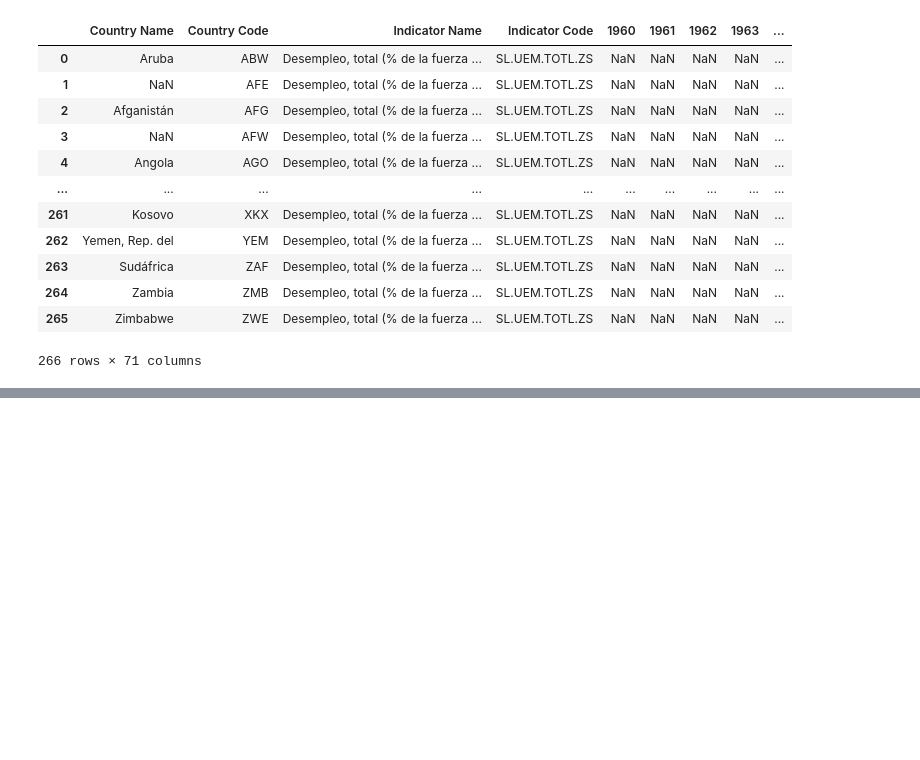
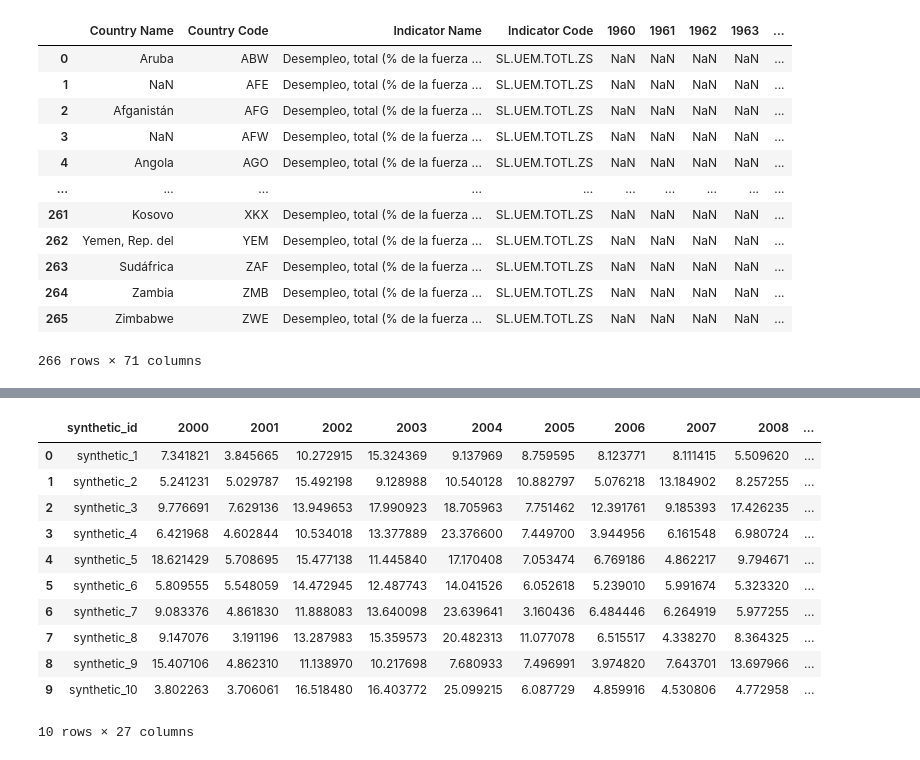
Before and after one commit to anpalopg/IA_Taller_Num2, a Jupyter notebook: main.ipynb, the cells around one changed output, grey strips where cells are left out. Cells and saved outputs as stored; diff of their text form; code cells hidden in the pictures; blank space fills up the shorter version.

```diff
--- a/main.ipynb
+++ b/main.ipynb
@@ -365,0 +374,11 @@ https://www.tensorflow.org/tutorials/generative/dcgan?utm_source=copilot.com&hl=
+# %%
+year_cols = [c for c in sampled_data.columns if c.isdigit()]
+recent_years = [c for c in year_cols if int(c) >= 2000]
+
+gan_df = sampled_data[["Country Name"] + recent_years].copy()
+gan_df[recent_years] = gan_df[recent_years].apply(pd.to_numeric, errors="coerce")
+gan_df = gan_df.dropna(subset=recent_years, how="all").copy()
+
+min_valid = max(5, int(len(recent_years) * 0.6))
+gan_df = gan_df[gan_df[recent_years].notna().sum(axis=1) >= min_valid].copy()
+gan_df[recent_years] = gan_df[recent_years].fillna(gan_df[recent_years].median())
@@ -365,0 +444,16 @@ https://www.tensorflow.org/tutorials/generative/dcgan?utm_source=copilot.com&hl=
+# %%
+generator = make_generator_model()
+discriminator = make_discriminator_model()
+
+generator_optimizer = tf.keras.optimizers.Adam(1e-4)
+discriminator_optimizer = tf.keras.optimizers.Adam(1e-4)
+
+checkpoint_dir = "./training_checkpoints_tabular_gan"
+os.makedirs(checkpoint_dir, exist_ok=True)
+checkpoint_prefix = os.path.join(checkpoint_dir, "ckpt")
+checkpoint = tf.train.Checkpoint(
+    generator_optimizer=generator_optimizer,
+    discriminator_optimizer=discriminator_optimizer,
+    generator=generator,
+    discriminator=discriminator,
+ )
@@ -365,0 +480,11 @@ https://www.tensorflow.org/tutorials/generative/dcgan?utm_source=copilot.com&hl=
+# %%
+def decode_generated_rows(generated_batch):
+    decoded = feature_scaler.inverse_transform(generated_batch)
+    return pd.DataFrame(decoded, columns=recent_years)
+
+def preview_generated_rows(n_samples=5):
+    noise = tf.random.normal([n_samples, noise_dim])
+    generated = generator(noise, training=False).numpy()
+    synthetic = decode_generated_rows(generated)
+    synthetic.insert(0, "synthetic_id", [f"synthetic_{i+1}" for i in range(n_samples)])
+    return synthetic
@@ -365,0 +535,20 @@ https://www.tensorflow.org/tutorials/generative/dcgan?utm_source=copilot.com&hl=
+# %%
+latest_checkpoint = tf.train.latest_checkpoint(checkpoint_dir)
+if latest_checkpoint is not None:
+    checkpoint.restore(latest_checkpoint)
+
+synthetic_samples = preview_generated_rows(10)
+synthetic_samples
+# %% [output]
+|  | synthetic_id | 2000 | 2001 | 2002 | 2003 | 2004 | 2005 | 2006 | 2007 | 2008 | ... |
+| 0 | synthetic_1 | 7.341821 | 3.845665 | 10.272915 | 15.324369 | 9.137969 | 8.759595 | 8.123771 | 8.111415 | 5.509620 | ... |
+| 1 | synthetic_2 | 5.241231 | 5.029787 | 15.492198 | 9.128988 | 10.540128 | 10.882797 | 5.076218 | 13.184902 | 8.257255 | ... |
+| 2 | synthetic_3 | 9.776691 | 7.629136 | 13.949653 | 17.990923 | 18.705963 | 7.751462 | 12.391761 | 9.185393 | 17.426235 | ... |
+| 3 | synthetic_4 | 6.421968 | 4.602844 | 10.534018 | 13.377889 | 23.376600 | 7.449700 | 3.944956 | 6.161548 | 6.980724 | ... |
+| 4 | synthetic_5 | 18.621429 | 5.708695 | 15.477138 | 11.445840 | 17.170408 | 7.053474 | 6.769186 | 4.862217 | 9.794671 | ... |
+| 5 | synthetic_6 | 5.809555 | 5.548059 | 14.472945 | 12.487743 | 14.041526 | 6.052618 | 5.239010 | 5.991674 | 5.323320 | ... |
+| 6 | synthetic_7 | 9.083376 | 4.861830 | 11.888083 | 13.640098 | 23.639641 | 3.160436 | 6.484446 | 6.264919 | 5.977255 | ... |
+| 7 | synthetic_8 | 9.147076 | 3.191196 | 13.287983 | 15.359573 | 20.482313 | 11.077078 | 6.515517 | 4.338270 | 8.364325 | ... |
+| 8 | synthetic_9 | 15.407106 | 4.862310 | 11.138970 | 10.217698 | 7.680933 | 7.496991 | 3.974820 | 7.643701 | 13.697966 | ... |
+| 9 | synthetic_10 | 3.802263 | 3.706061 | 16.518480 | 16.403772 | 25.099215 | 6.087729 | 4.859916 | 4.530806 | 4.772958 | ... |
+10 rows × 27 columns
```
Also changed, not shown: parts of 11 cells of this notebook, 8 other files.
